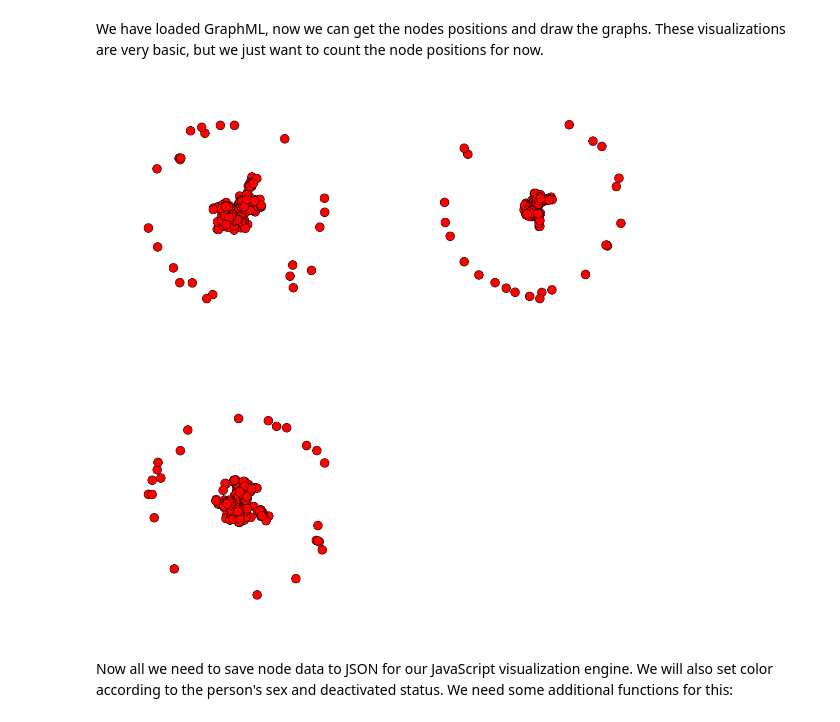
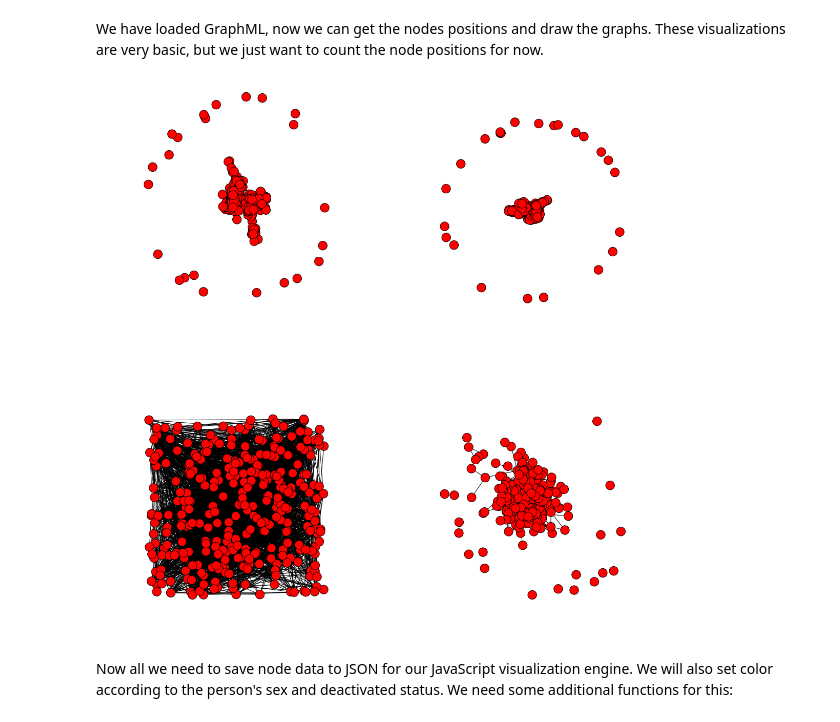
Before and after one commit to max-ionov/ismw-2015, a Jupyter notebook: task-1/vkgraph.ipynb, the cells around one changed output. Cells and saved outputs as stored; diff of their text form; code cells hidden in the pictures.

```diff
--- a/task-1/vkgraph.ipynb
+++ b/task-1/vkgraph.ipynb
@@ -26,19 +26,21 @@ We have loaded GraphML, now we can get the nodes positions and draw the graphs.
 # %%
 nodes = g.nodes(data=True)
 
 plt.figure(figsize=(19,19), dpi=300,)
 positions = {
     'default_fruchterman_reingold': (nx.fruchterman_reingold_layout(g), 221),
     'fruchterman_reingold_100_iterations': (nx.fruchterman_reingold_layout(g, iterations=100), 222),
-    'spring_layout': (nx.spring_layout(g), 223)
+    'random_layout': (nx.random_layout(g), 223),
+    'spring_layout_k_2': (nx.spring_layout(g, iterations=10), 224),
 }
 
 for pos in positions:
     plt.subplot(positions[pos][1])
     nx.draw(g, positions[pos][0], with_labels=False)
-plt.show()
+#plt.show()
+plt.savefig("networks.png")
 # %% [output]
-[figure, old version]
+[figure, new version]
 # %% [markdown]
 Now all we need to save node data to JSON for our JavaScript visualization engine. We will also set color according to the person's sex and deactivated status. We need some additional functions for this:
 # %%
```
Also changed, not shown: parts of 2 cells of this notebook, 5 other files.
